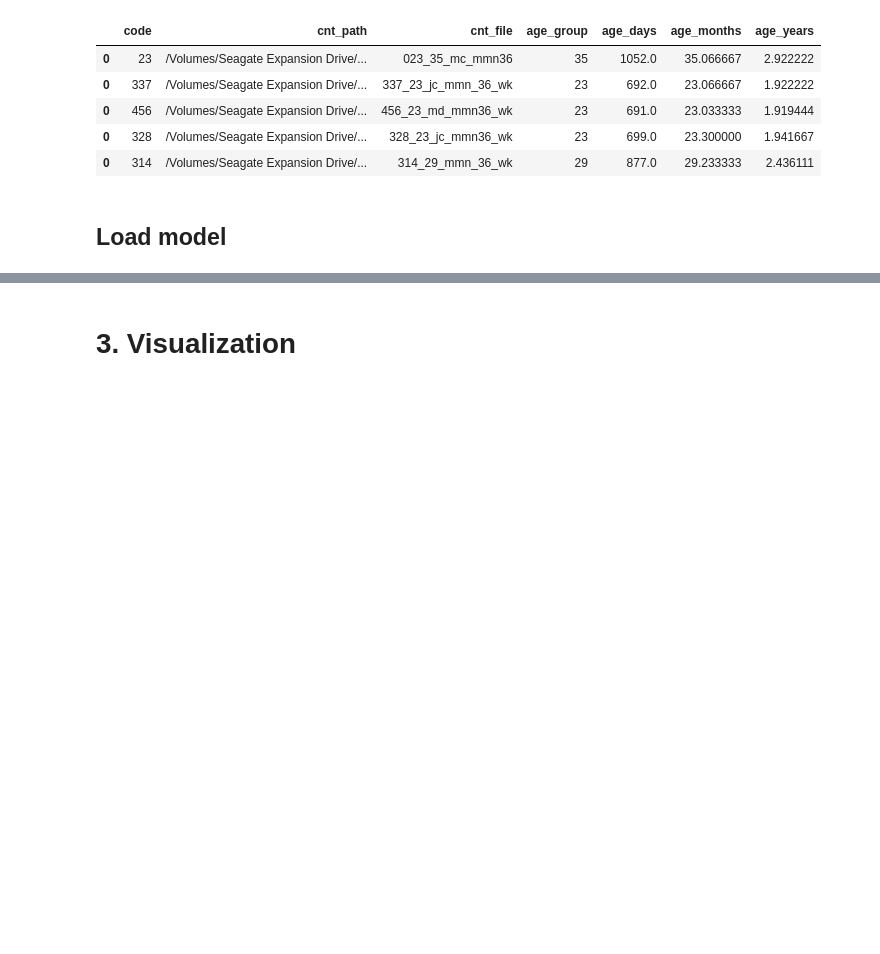
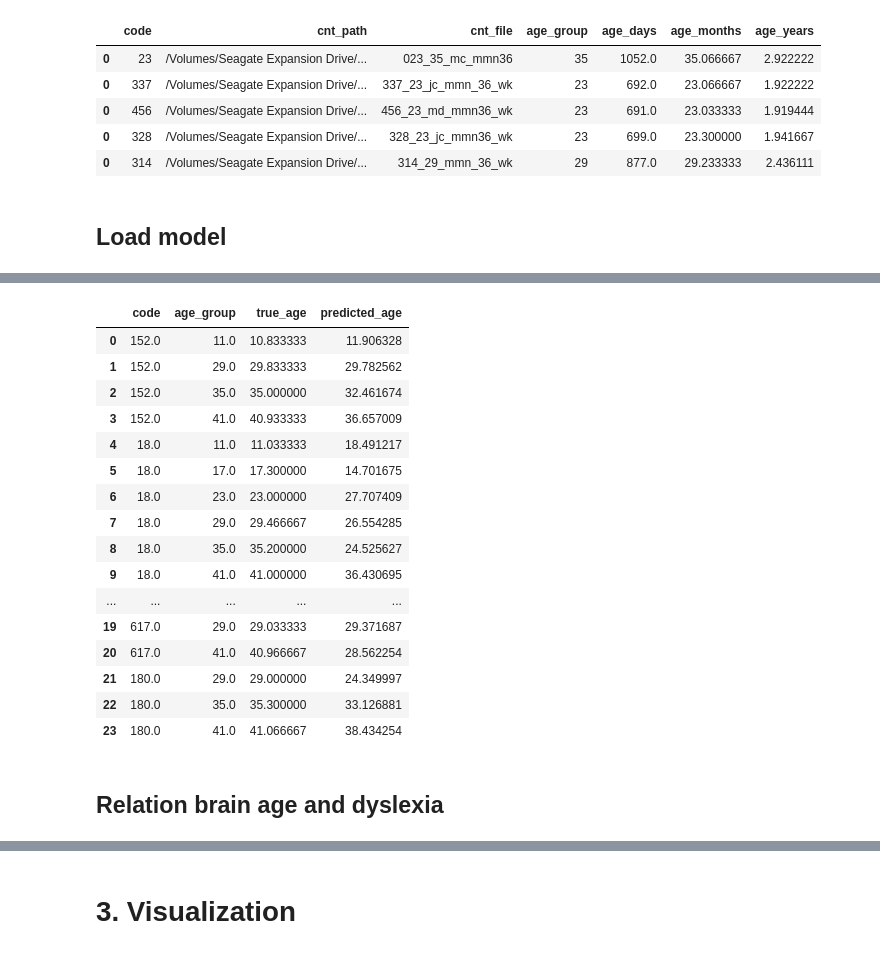
Before and after one commit to epodium/EEG_age_prediction, a Jupyter notebook: Notebooks/Deep learning EEG_model validation_DL.ipynb, the cells around one changed output, grey strips where cells are left out. Drawn from its saved outputs; the diff is of its cells as text; code cells hidden in the pictures; blank space fills up the shorter version.

```diff
--- a/Notebooks/Deep learning EEG_model validation_DL.ipynb
+++ b/Notebooks/Deep learning EEG_model validation_DL.ipynb
@@ -436,0 +320,22 @@ print(f"R-squared: {rsquared:.3f}")
+# %%
+df_pred
+# %% [output]
+|  | code | age_group | true_age | predicted_age |
+| 0 | 152.0 | 11.0 | 10.833333 | 11.906328 |
+| 1 | 152.0 | 29.0 | 29.833333 | 29.782562 |
+| 2 | 152.0 | 35.0 | 35.000000 | 32.461674 |
+| 3 | 152.0 | 41.0 | 40.933333 | 36.657009 |
+| 4 | 18.0 | 11.0 | 11.033333 | 18.491217 |
+| 5 | 18.0 | 17.0 | 17.300000 | 14.701675 |
+| 6 | 18.0 | 23.0 | 23.000000 | 27.707409 |
+| 7 | 18.0 | 29.0 | 29.466667 | 26.554285 |
+| 8 | 18.0 | 35.0 | 35.200000 | 24.525627 |
+| 9 | 18.0 | 41.0 | 41.000000 | 36.430695 |
+| ... | ... | ... | ... | ... |
+| 19 | 617.0 | 29.0 | 29.033333 | 29.371687 |
+| 20 | 617.0 | 41.0 | 40.966667 | 28.562254 |
+| 21 | 180.0 | 29.0 | 29.000000 | 24.349997 |
+| 22 | 180.0 | 35.0 | 35.300000 | 33.126881 |
+| 23 | 180.0 | 41.0 | 41.066667 | 38.434254 |
+# %% [markdown]
+## Relation brain age and dyslexia
```
Also changed, not shown: parts of 76 cells of this notebook, 23 other files.
